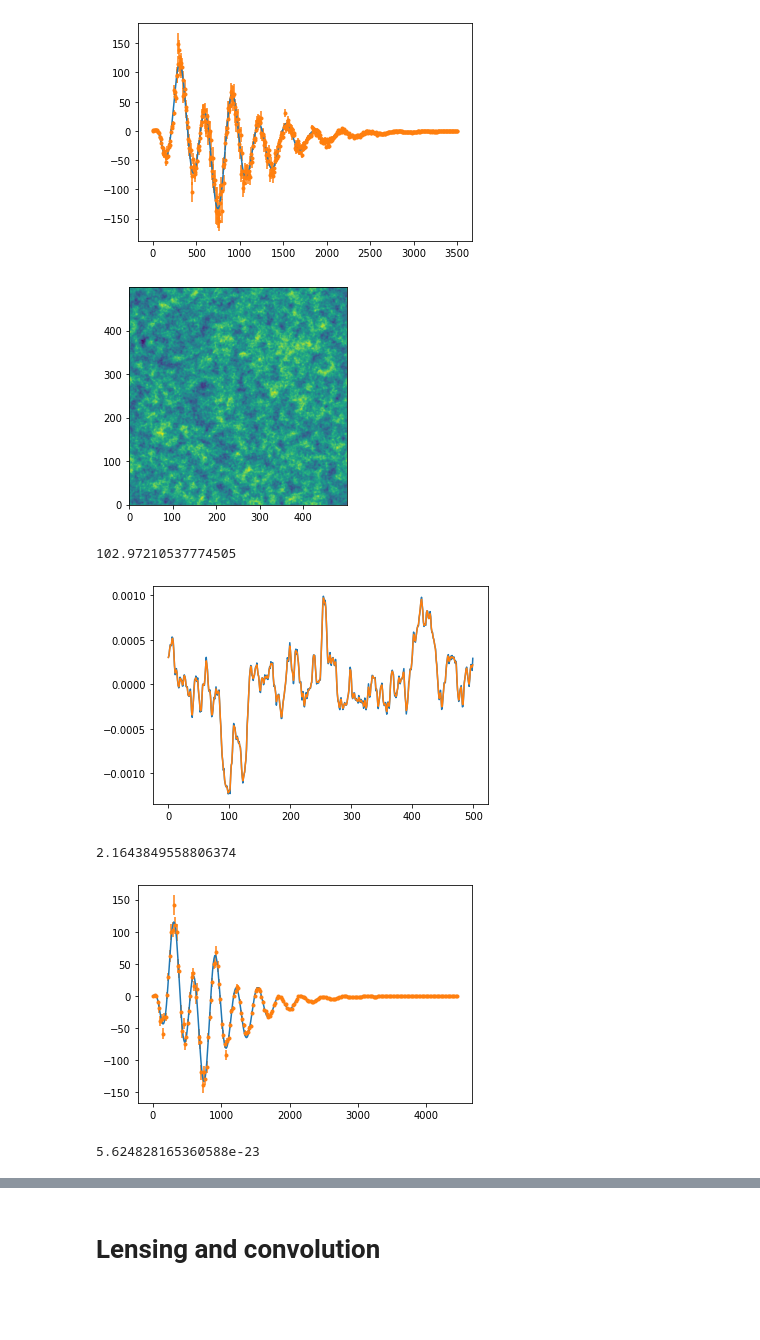
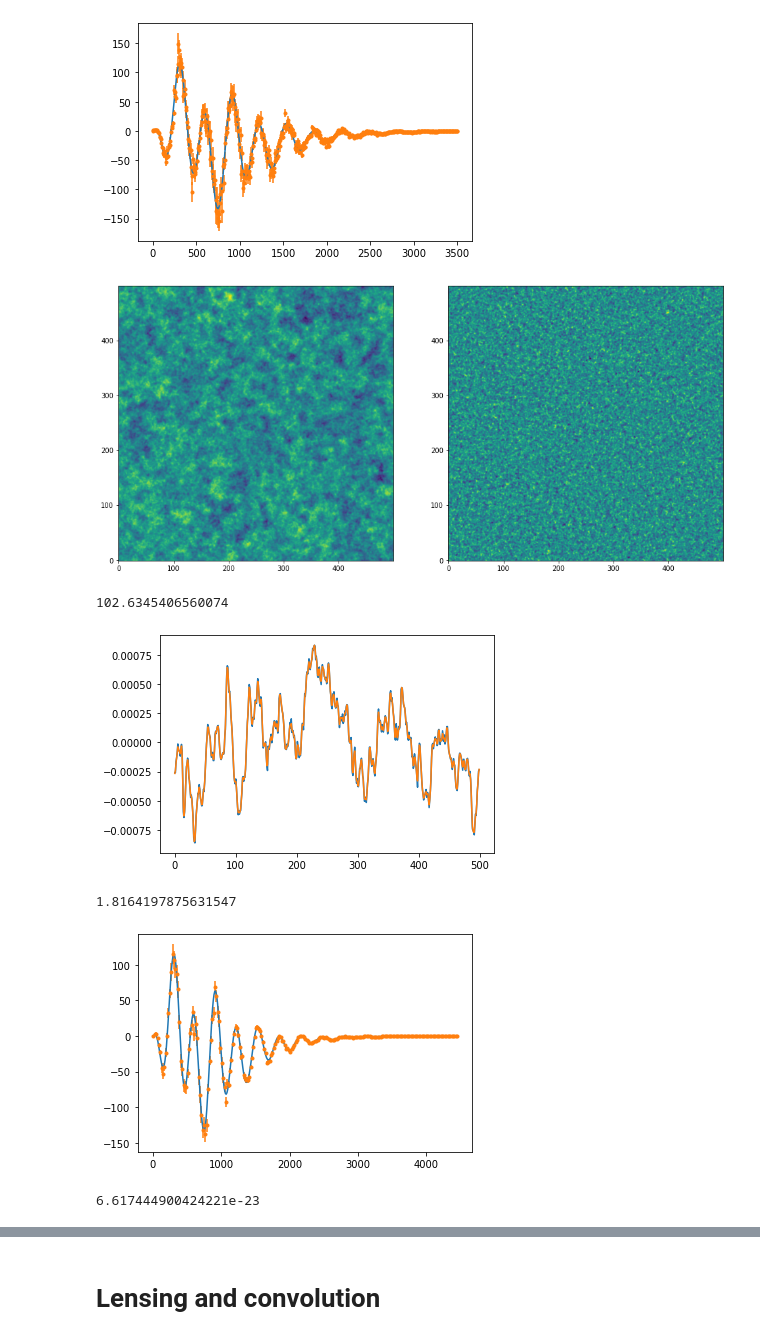
Before and after one commit to winstonyin/cmb_simulation, a Jupyter notebook: cmb_simulation.ipynb, the cells around one changed output, grey strips where cells are left out. Saved outputs shown, nothing was run; the diff lists cells and outputs as text; code cells hidden in the pictures; blank space fills up the shorter version.

```diff
--- a/cmb_simulation.ipynb
+++ b/cmb_simulation.ipynb
@@ -94,32 +102,30 @@ plt.show()
 # %%
 # generatePrimordialMaps, CMBMap.plot
 d = 0.001
 N = 500
 cmb = CMBSpectra(powers)
-teb, p = cmb.generatePrimordialMaps(d, N)
+teb = cmb.generatePrimordialMaps(d, N)
 
-teb.T.plot()
-# teb.E.plot()
-# p.plot()
+plot2Maps(teb.T.r, teb.E.r)
 # %% [output]
-[figure, old version]
+[figure, new version]
 # %%
 # temperature fluctuation
 d = 0.001
 N = 500
 cmb = CMBSpectra(powers)
-teb, p = cmb.generatePrimordialMaps(d, N)
+teb = cmb.generatePrimordialMaps(d, N)
 
 np.std(teb.T.r)
 # validate: stdev ~ 100 muK
 # %% [output]
-102.97210537774505
+102.6345406560074
 # %%
 # grad, RMS lensing deflection
 d = 0.001
 N = 500
 cmb = CMBSpectra(powers)
-teb, p = cmb.generatePrimordialMaps(d, N)
+p = cmb.generateLensingPotential(d, N)
 
 px, py = grad(p)
 py_np, px_np = np.gradient(p.r, d)
@@ -132,27 +138,27 @@ np.sqrt(np.mean(px.r**2 + py.r**2)) / np.pi*180*60
 # validate: curves overlap
 # ~2 arcmin
 # %% [output]
-[figure, old version]
+[figure, new version]
-2.1643849558806374
+1.8164197875631547
 # %%
 # generatePrimordialMaps, binnedCorrelation
 d = 0.001
 N = 500
 cmb = CMBSpectra(powers)
-teb, p = cmb.generatePrimordialMaps(d, N)
+teb = cmb.generatePrimordialMaps(d, N)
 
 cmb.TE.plot(np.linspace(1, 4200, 400), lambda l: l**2/(2*np.pi))
 avg = binnedCorrelation(teb.T, teb.E)
 avg.plot(lambda l: l**2/(2*np.pi), fmt='.')
 # validate: curve passes through points, error bars are reasonable
 # %% [output]
-[figure, old version]
+[figure, new version]
 # %%
 # getTQU
 d = 0.001
 N = 500
 cmb = CMBSpectra(powers)
-teb, p = cmb.generatePrimordialMaps(d, N)
+teb = cmb.generatePrimordialMaps(d, N)
 tqu = teb.getTQU()
 
 lx, ly = get_ls(d, N)
@@ -162,7 +168,7 @@ P2 = np.exp(-2j*phi_l) * (tqu.Q.f + 1j*tqu.U.f)
 np.max(((P1-P2)*(P1-P2).conj()).real)
 # validate: difference is tiny
 # %% [output]
-5.624828165360588e-23
+6.617444900424221e-23
 # %%
 # getTEB
 d = 0.001
```
Also changed, not shown: parts of 11 cells of this notebook, 1 other file.
